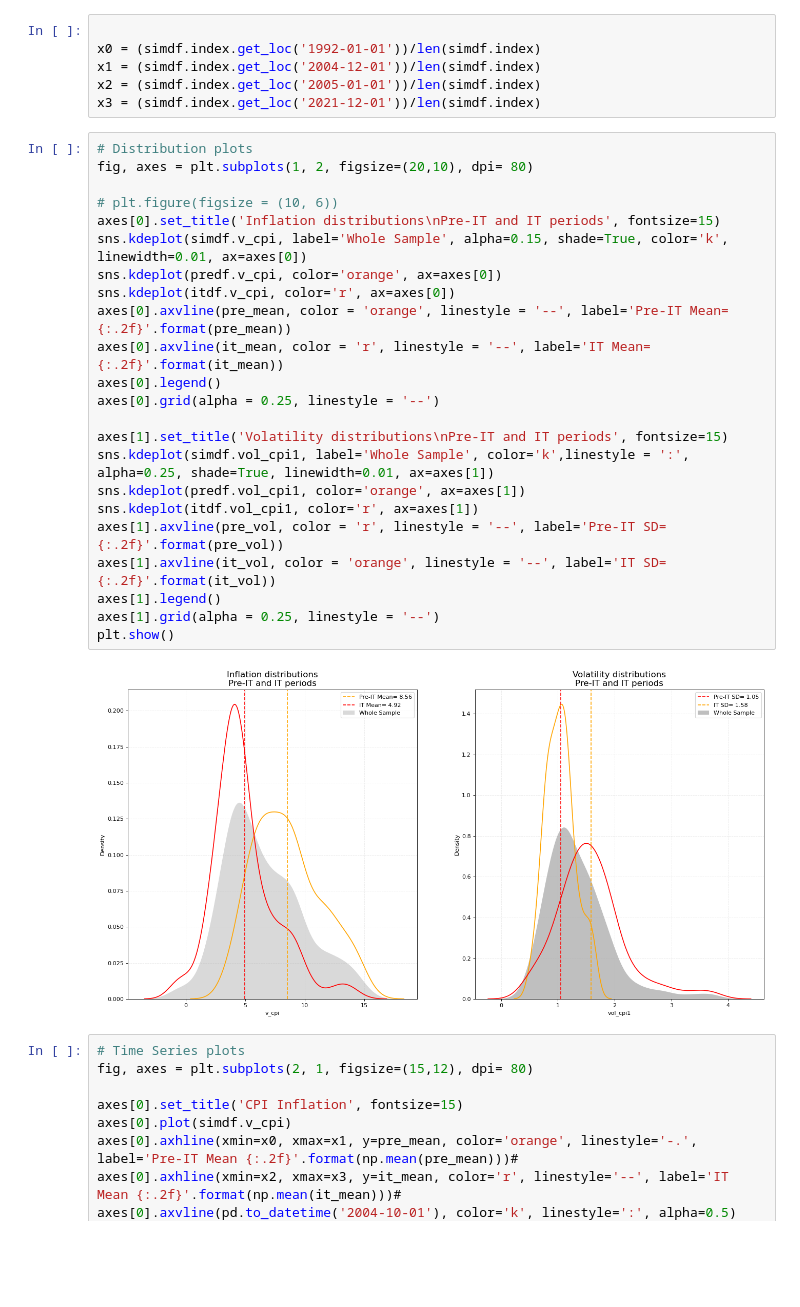
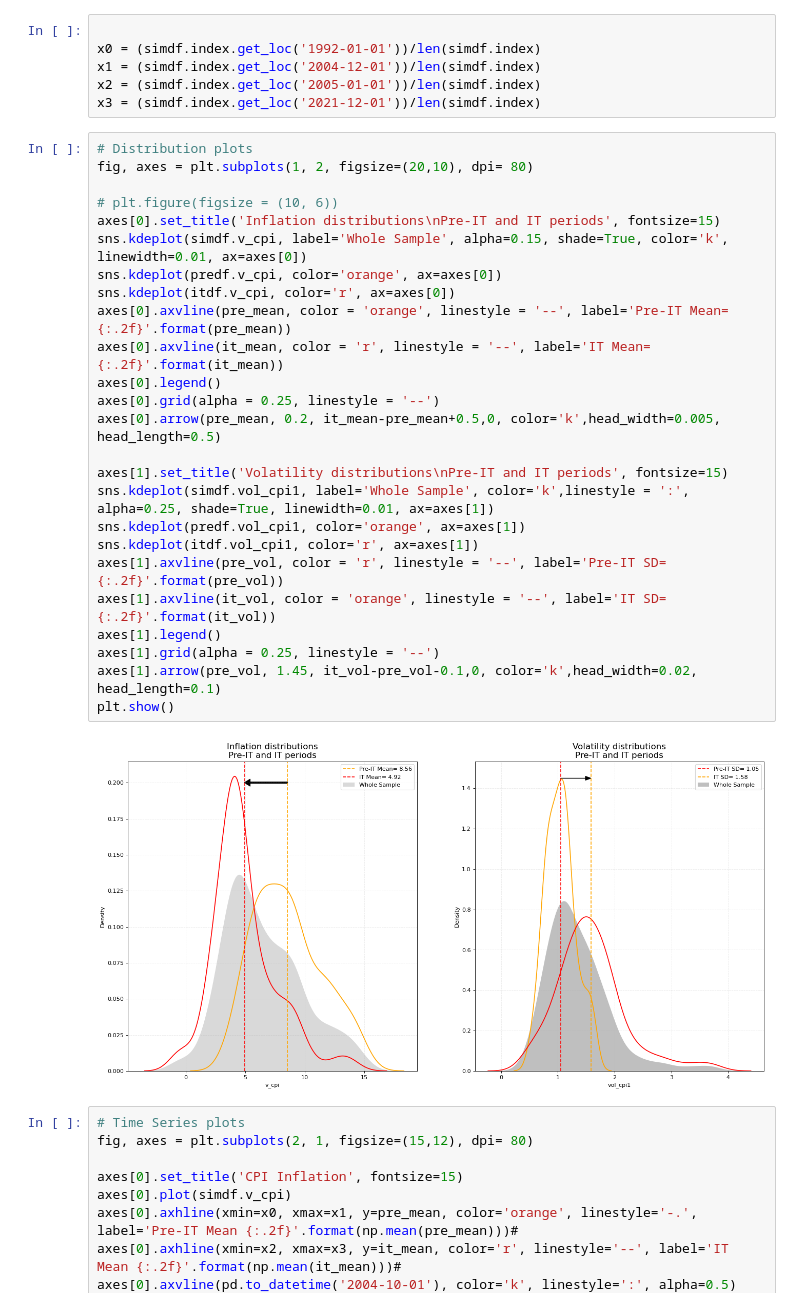
Before and after one commit to Marianojgm86/GARCH-CODES, a Jupyter notebook: 0_statistical-analisys.ipynb, the cells around one changed output. Saved outputs shown, nothing was run; the diff lists cells and outputs as text; blank space fills up the shorter version.

```diff
--- a/0_statistical-analisys.ipynb
+++ b/0_statistical-analisys.ipynb
@@ -115,28 +115,30 @@ x3 = (simdf.index.get_loc('2021-12-01'))/len(simdf.index)
 # %%
 # Distribution plots
 fig, axes = plt.subplots(1, 2, figsize=(20,10), dpi= 80)
 
 # plt.figure(figsize = (10, 6))
 axes[0].set_title('Inflation distributions\nPre-IT and IT periods', fontsize=15)
 sns.kdeplot(simdf.v_cpi, label='Whole Sample', alpha=0.15, shade=True, color='k', linewidth=0.01, ax=axes[0])
 sns.kdeplot(predf.v_cpi, color='orange', ax=axes[0])
 sns.kdeplot(itdf.v_cpi, color='r', ax=axes[0])
 axes[0].axvline(pre_mean, color = 'orange', linestyle = '--', label='Pre-IT Mean= {:.2f}'.format(pre_mean))
 axes[0].axvline(it_mean, color = 'r', linestyle = '--', label='IT Mean= {:.2f}'.format(it_mean))
 axes[0].legend()
 axes[0].grid(alpha = 0.25, linestyle = '--')
+axes[0].arrow(pre_mean, 0.2, it_mean-pre_mean+0.5,0, color='k',head_width=0.005, head_length=0.5)
 
 axes[1].set_title('Volatility distributions\nPre-IT and IT periods', fontsize=15)
 sns.kdeplot(simdf.vol_cpi1, label='Whole Sample', color='k',linestyle = ':', alpha=0.25, shade=True, linewidth=0.01, ax=axes[1])
 sns.kdeplot(predf.vol_cpi1, color='orange', ax=axes[1])
 sns.kdeplot(itdf.vol_cpi1, color='r', ax=axes[1])
 axes[1].axvline(pre_vol, color = 'r', linestyle = '--', label='Pre-IT SD= {:.2f}'.format(pre_vol))
 axes[1].axvline(it_vol, color = 'orange', linestyle = '--', label='IT SD= {:.2f}'.format(it_vol))
 axes[1].legend()
 axes[1].grid(alpha = 0.25, linestyle = '--')
+axes[1].arrow(pre_vol, 1.45, it_vol-pre_vol-0.1,0, color='k',head_width=0.02, head_length=0.1)
 plt.show()
 # %% [output]
-[figure, old version]
+[figure, new version]
 # %%
 # Time Series plots
 fig, axes = plt.subplots(2, 1, figsize=(15,12), dpi= 80)
```
Also changed, not shown: 3 other files.
